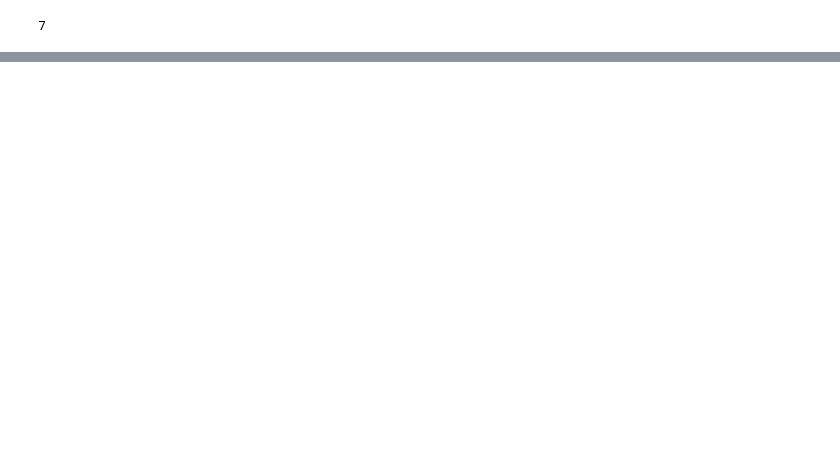
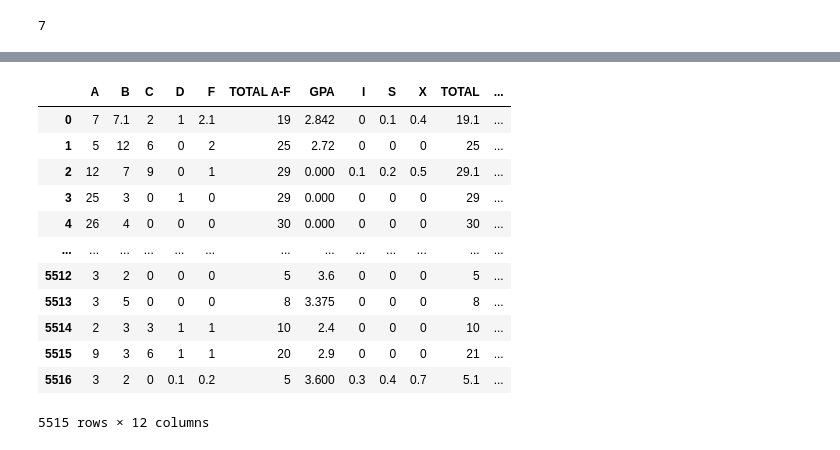
Before and after one commit to pandey-tushar/Datathon-21, a Jupyter notebook: Web_scraping.ipynb, the cells around one changed output, grey strips where cells are left out. Cells and saved outputs as stored; diff of their text form; code cells hidden in the pictures; blank space fills up the shorter version.

```diff
--- a/Web_scraping.ipynb
+++ b/Web_scraping.ipynb
@@ -95,0 +125,7 @@ section_df = combined_df[combined_df['SECTION'] != "COURSE TOTAL:"]
+# %%
+merged_course_df = pd.read_csv('merged_course.csv')
+merged_section_df = pd.read_csv('merged_section.csv')
+# %%
+merged_section_df = merged_section_df.drop(columns = ['Year-Sem'])
+merged_course_df = merged_course_df.drop(columns=['Year-Sem'])
+merged_section_df.head()
@@ -95,0 +147,22 @@ section_df = combined_df[combined_df['SECTION'] != "COURSE TOTAL:"]
+# %%
+num_col = [ "A", 'B', "C", 'D', 'F','TOTAL A-F','GPA','I','S','X','TOTAL','Year-sem' ]
+# %%
+merged_section_df_num = merged_section_df[num_col].astype(int, errors = 'ignore')
+merged_section_df_num[merged_section_df_num['S'].apply(lambda x: isinstance(x, float))]
+merged_section_df_num = merged_section_df_num.drop(np.where(merged_section_df_num['S'] == 'Unnamed: 0')[0])
+# %%
+merged_section_df_num
+# %% [output]
+|  | A | B | C | D | F | TOTAL A-F | GPA | I | S | X | TOTAL | ... |
+| 0 | 7 | 7.1 | 2 | 1 | 2.1 | 19 | 2.842 | 0 | 0.1 | 0.4 | 19.1 | ... |
+| 1 | 5 | 12 | 6 | 0 | 2 | 25 | 2.72 | 0 | 0 | 0 | 25 | ... |
+| 2 | 12 | 7 | 9 | 0 | 1 | 29 | 0.000 | 0.1 | 0.2 | 0.5 | 29.1 | ... |
+| 3 | 25 | 3 | 0 | 1 | 0 | 29 | 0.000 | 0 | 0 | 0 | 29 | ... |
+| 4 | 26 | 4 | 0 | 0 | 0 | 30 | 0.000 | 0 | 0 | 0 | 30 | ... |
+| ... | ... | ... | ... | ... | ... | ... | ... | ... | ... | ... | ... | ... |
+| 5512 | 3 | 2 | 0 | 0 | 0 | 5 | 3.6 | 0 | 0 | 0 | 5 | ... |
+| 5513 | 3 | 5 | 0 | 0 | 0 | 8 | 3.375 | 0 | 0 | 0 | 8 | ... |
+| 5514 | 2 | 3 | 3 | 1 | 1 | 10 | 2.4 | 0 | 0 | 0 | 10 | ... |
+| 5515 | 9 | 3 | 6 | 1 | 1 | 20 | 2.9 | 0 | 0 | 0 | 21 | ... |
+| 5516 | 3 | 2 | 0 | 0.1 | 0.2 | 5 | 3.600 | 0.3 | 0.4 | 0.7 | 5.1 | ... |
+5515 rows × 12 columns
```
Also changed, not shown: parts of 13 cells of this notebook, 2 other files.
